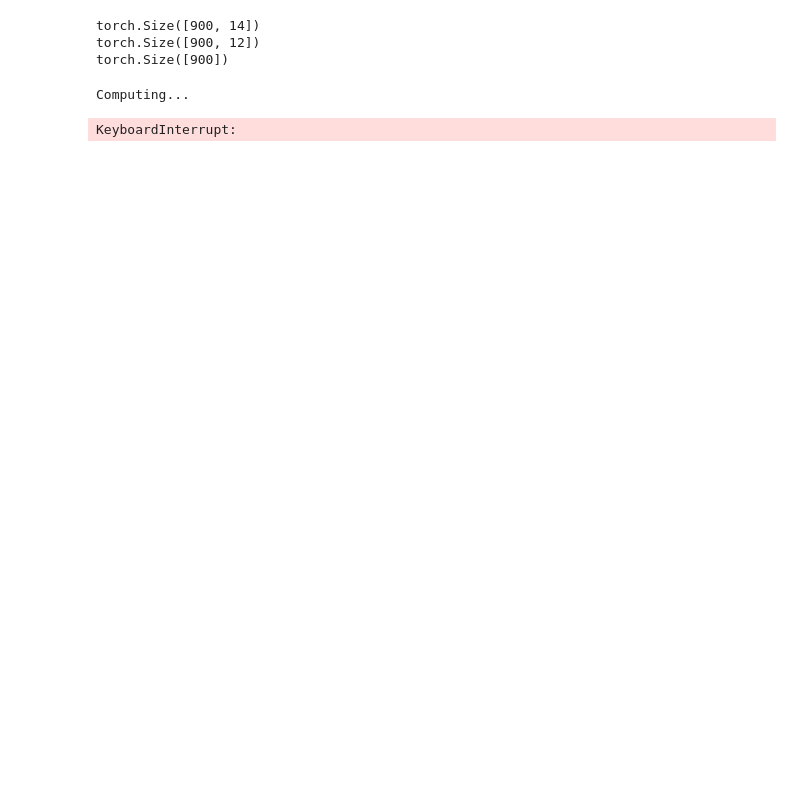
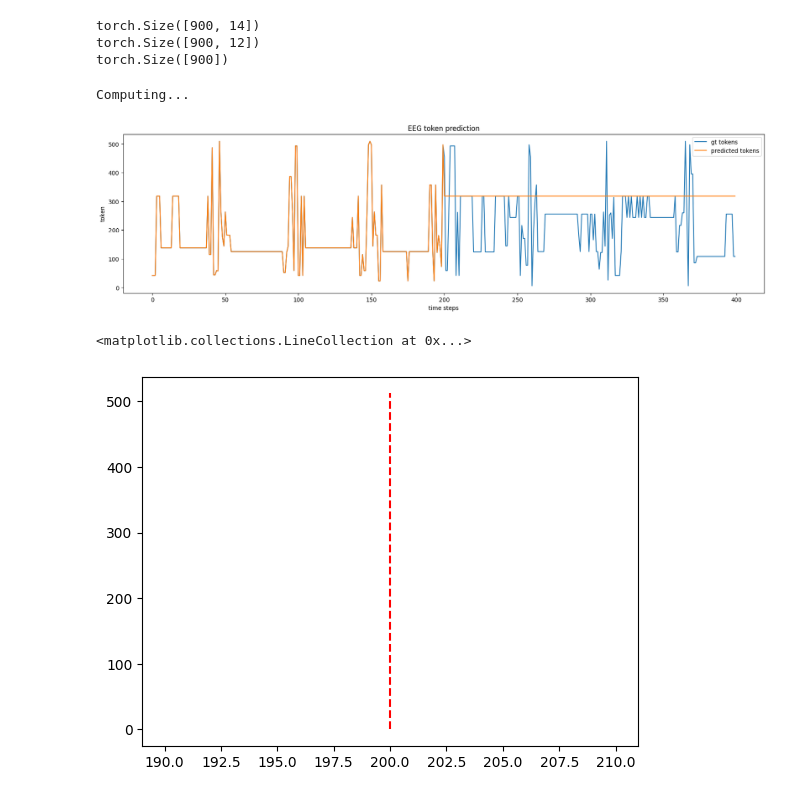
Before and after one commit to ojasprabhune/eeg, a Jupyter notebook: notebooks/big_eeg.ipynb, the cells around one changed output. Saved outputs shown, nothing was run; the diff lists cells and outputs as text; code cells hidden in the pictures; blank space fills up the shorter version.

Commit message:
train lstm

```diff
--- a/notebooks/big_eeg.ipynb
+++ b/notebooks/big_eeg.ipynb
@@ -72,24 +98,27 @@ def inference(
     return torch.stack(pred_tokens)  # (T, 1)
 # %%
 run_num = 200
-seen_so_far = 600
-model = load_model(epoch=500)
+seen_so_far = 200
+model = load_model(epoch=500, model_type="lstm")
 pred_tokens = inference(
     model,
     torch.Tensor(eeg),
     torch.tensor(tokens),
     run_num=run_num,
     seen_so_far=seen_so_far
 )
 
 plt.figure(figsize=(20, 5))
 plt.plot(tokens[:run_num + seen_so_far], label="gt tokens")
 plt.plot(pred_tokens.cpu().numpy(), label="predicted tokens")
 plt.legend()
 plt.title("EEG token prediction")
 plt.xlabel("time steps")
 plt.ylabel("token")
+plt.vlines(x=seen_so_far, ymin=0, ymax=512, colors="red", linestyles="dashed", label="prediction start")
 plt.show()
 # %% [output]
 Computing...
+[figure, added]
-KeyboardInterrupt:
+<matplotlib.collections.LineCollection at 0x...>
+[figure, added]
```
Also changed, not shown: parts of 3 cells of this notebook, 3 other files.
